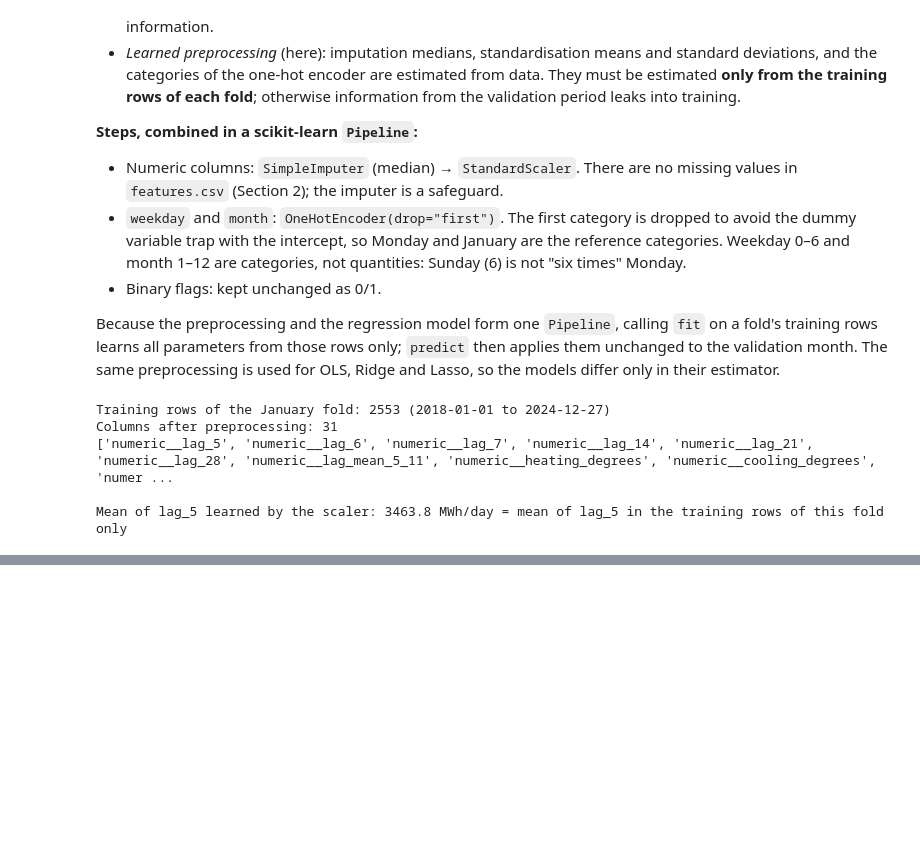
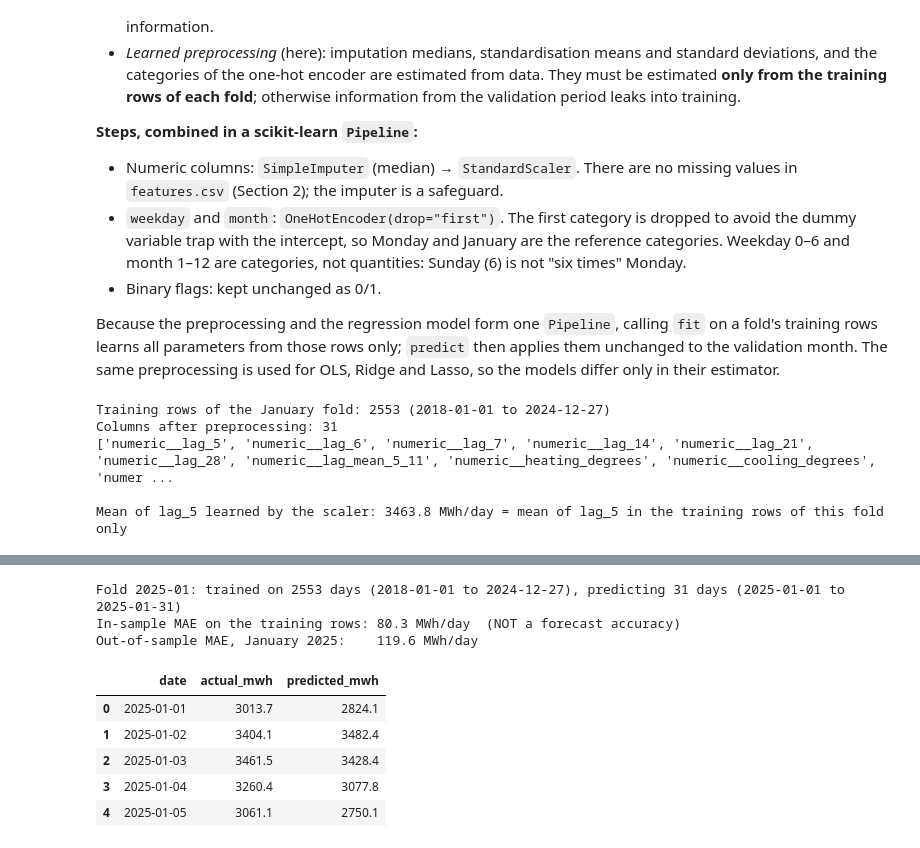
Before and after one commit to LaraMileto/DSF_forecasting_electricity_consumption_Basel, a Jupyter notebook: code/06_linear_models.ipynb, the cells around one changed output, grey strips where cells are left out. Saved outputs shown, nothing was run; the diff lists cells and outputs as text; code cells hidden in the pictures; blank space fills up the shorter version.

```diff
--- a/code/06_linear_models.ipynb
+++ b/code/06_linear_models.ipynb
@@ -279,0 +288,56 @@ Mean of lag_5 learned by the scaler: 3463.8 MWh/day = mean of lag_5 in the train
+# %%
+def compute_metrics(actual, predicted):
+    """Number of days, MAE, RMSE and mean error in MWh/day (same function as Notebook 05)."""
+    actual = np.asarray(actual, dtype=float)
+    predicted = np.asarray(predicted, dtype=float)
+    assert len(actual) == len(predicted) > 0, "Empty or misaligned inputs"
+    assert np.isfinite(actual).all() and np.isfinite(predicted).all(), "Missing or non-finite values"
+    return {
+        "n_days": len(actual),
+        "mae_mwh": mean_absolute_error(actual, predicted),
+        "rmse_mwh": root_mean_squared_error(actual, predicted),
+        "mean_error_mwh": np.mean(actual - predicted),
+    }
+
+
+def get_fold(month):
+    """Training and validation rows of one monthly fold, respecting the 5-day availability rule."""
+    first_day = month.start_time
+    last_day = month.end_time.normalize()
+    cutoff = first_day - pd.Timedelta(days=MIN_LAG)   # newest target date known at the refit
+    train = df[(df["date"] >= TRAIN_START) & (df["date"] <= cutoff)]
+    valid = df[(df["date"] >= first_day) & (df["date"] <= last_day)]
+    assert train["date"].is_monotonic_increasing, "Training rows must be in time order"
+    assert (train["period"] != "test").all() and (valid["period"] == "validation").all()
+    assert train["date"].max() <= cutoff < valid["date"].min()
+    return train, valid, cutoff
+
+
+# Demonstration: OLS on the first fold (January 2025), specification with weather
+demo_month = VALIDATION_MONTHS[0]
+train, valid, cutoff = get_fold(demo_month)
+spec = SPECS["with_weather"]
+cols = spec_columns(spec)
+
+ols = make_pipeline("ols", spec).fit(train[cols], train[TARGET])
+pred = ols.predict(valid[cols])
+assert len(pred) == len(valid) and np.isfinite(pred).all(), "Predictions missing or not finite"
+
+print(f"Fold {demo_month}: trained on {len(train)} days ({train['date'].min().date()} to {cutoff.date()}), "
+      f"predicting {len(valid)} days ({valid['date'].min().date()} to {valid['date'].max().date()})")
+in_sample = compute_metrics(train[TARGET], ols.predict(train[cols]))["mae_mwh"]
+out_of_sample = compute_metrics(valid[TARGET], pred)["mae_mwh"]
+print(f"In-sample MAE on the training rows: {in_sample:.1f} MWh/day  (NOT a forecast accuracy)")
+print(f"Out-of-sample MAE, January 2025:    {out_of_sample:.1f} MWh/day")
+display(pd.DataFrame({"date": valid["date"].values, "actual_mwh": valid[TARGET].values,
+                      "predicted_mwh": pred}).head().round({"actual_mwh": 1, "predicted_mwh": 1}))
+# %% [output]
+Fold 2025-01: trained on 2553 days (2018-01-01 to 2024-12-27), predicting 31 days (2025-01-01 to 2025-01-31)
+In-sample MAE on the training rows: 80.3 MWh/day  (NOT a forecast accuracy)
+Out-of-sample MAE, January 2025:    119.6 MWh/day
+|  | date | actual_mwh | predicted_mwh |
+| 0 | 2025-01-01 | 3013.7 | 2824.1 |
+| 1 | 2025-01-02 | 3404.1 | 3482.4 |
+| 2 | 2025-01-03 | 3461.5 | 3428.4 |
+| 3 | 2025-01-04 | 3260.4 | 3077.8 |
+| 4 | 2025-01-05 | 3061.1 | 2750.1 |
```
Also changed, not shown: parts of 8 cells of this notebook.
